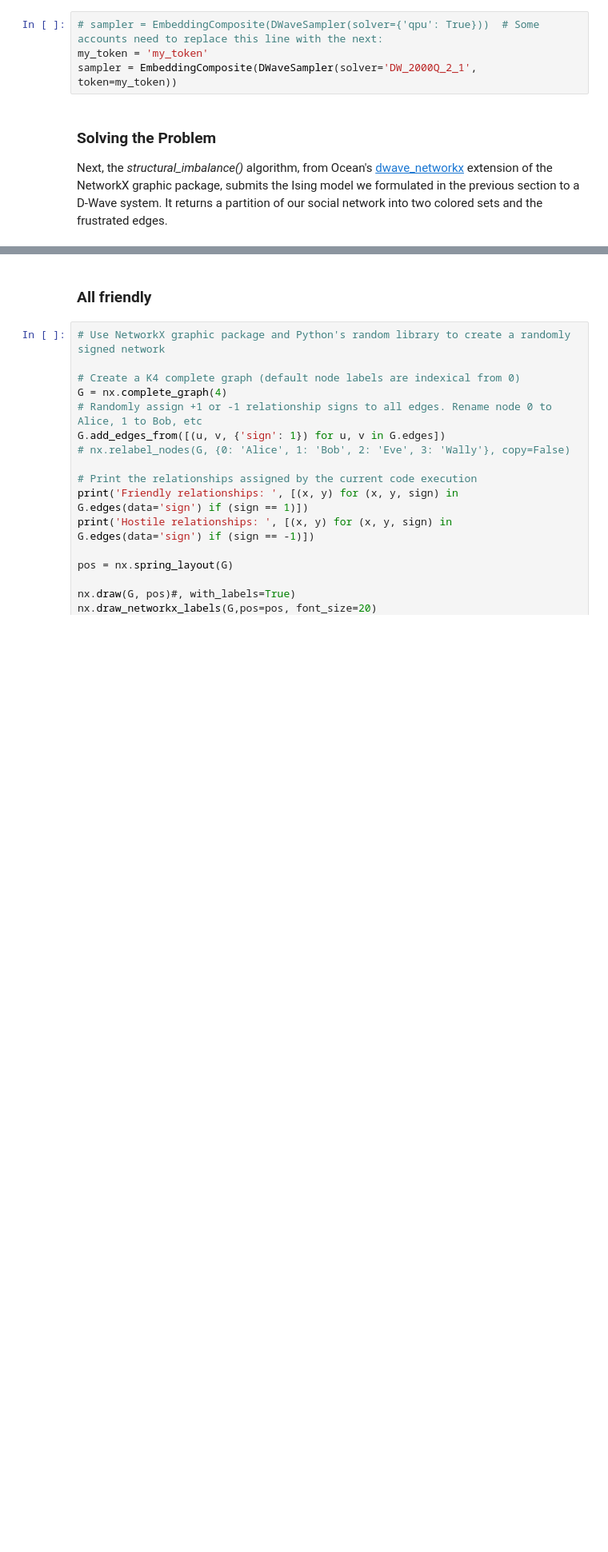
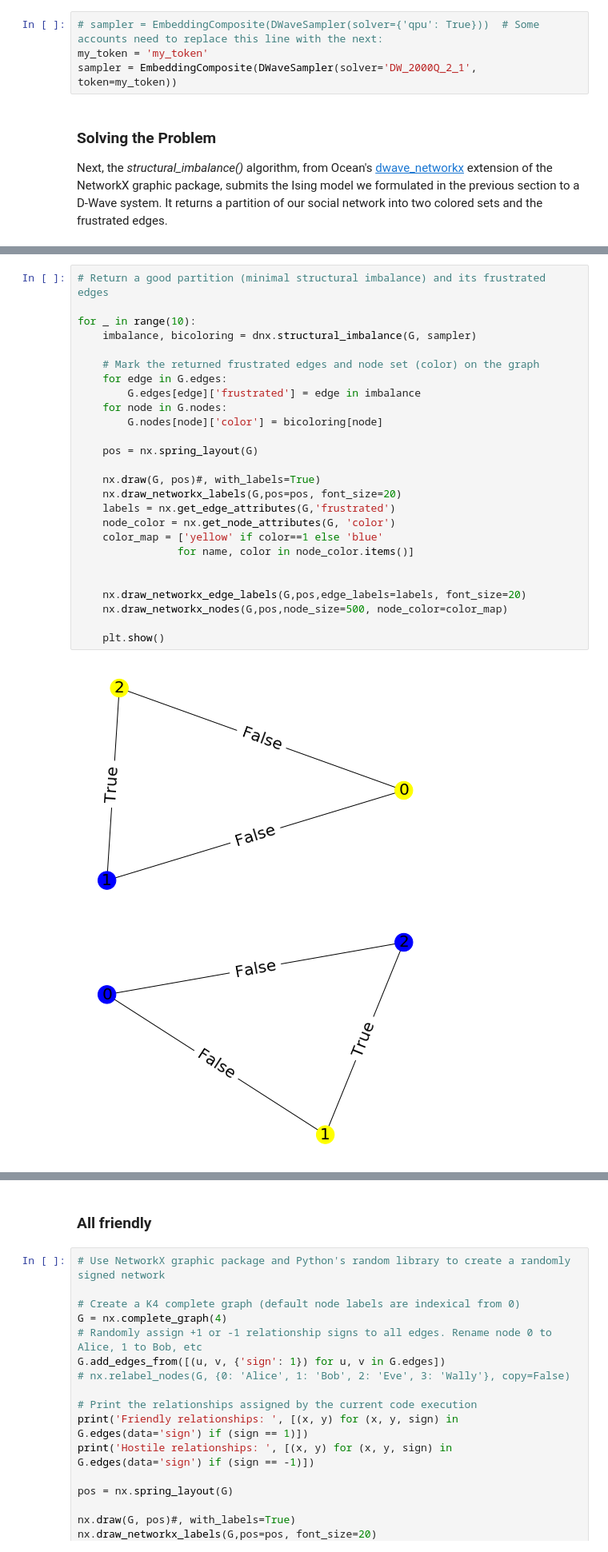
Before and after one commit to mledall/quantum_computing, a Jupyter notebook: Structural_imbalance_benchmarking.ipynb, the cells around one changed output, grey strips where cells are left out. Shown at 80% size. Saved outputs shown, nothing was run; the diff lists cells and outputs as text; blank space fills up the shorter version.

```diff
--- a/Structural_imbalance_benchmarking.ipynb
+++ b/Structural_imbalance_benchmarking.ipynb
@@ -192,0 +200,29 @@ sovled in  1.3019189834594727 s
+# %%
+# Return a good partition (minimal structural imbalance) and its frustrated edges
+
+for _ in range(10):
+    imbalance, bicoloring = dnx.structural_imbalance(G, sampler)
+
+    # Mark the returned frustrated edges and node set (color) on the graph
+    for edge in G.edges:
+        G.edges[edge]['frustrated'] = edge in imbalance
+    for node in G.nodes:
+        G.nodes[node]['color'] = bicoloring[node]
+
+    pos = nx.spring_layout(G)
+
+    nx.draw(G, pos)#, with_labels=True)
+    nx.draw_networkx_labels(G,pos=pos, font_size=20)
+    labels = nx.get_edge_attributes(G,'frustrated')
+    node_color = nx.get_node_attributes(G, 'color')
+    color_map = ['yellow' if color==1 else 'blue'
+                for name, color in node_color.items()]
+
+
+    nx.draw_networkx_edge_labels(G,pos,edge_labels=labels, font_size=20)
+    nx.draw_networkx_nodes(G,pos,node_size=500, node_color=color_map)
+
+    plt.show()
+# %% [output]
+[figure, added]
+[figure, added]
```
Also changed, not shown: parts of 13 cells of this notebook.
